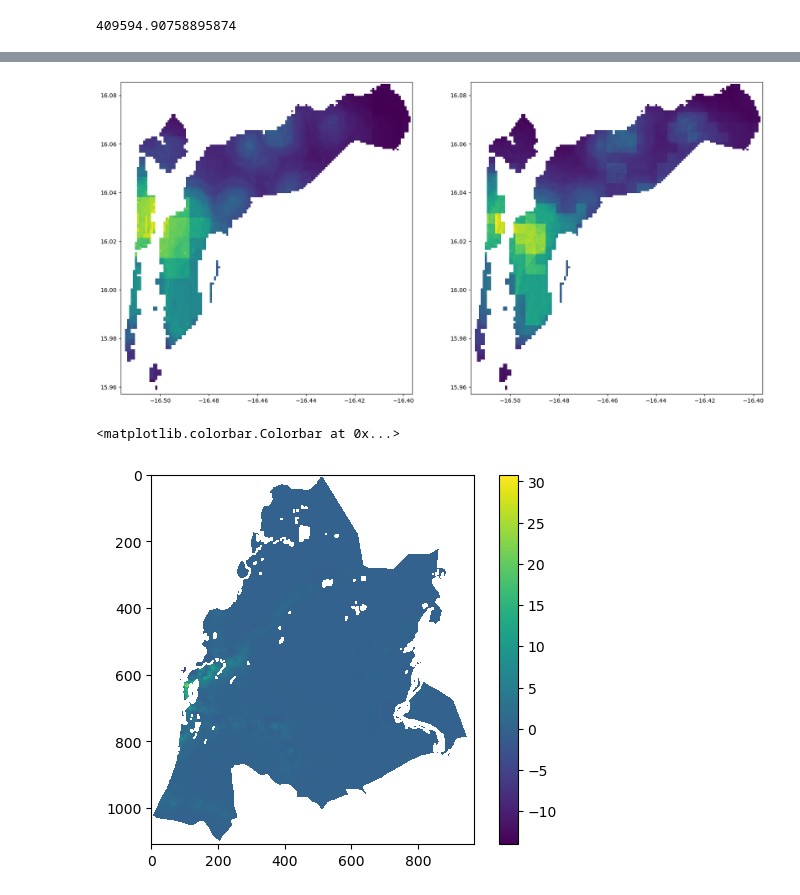
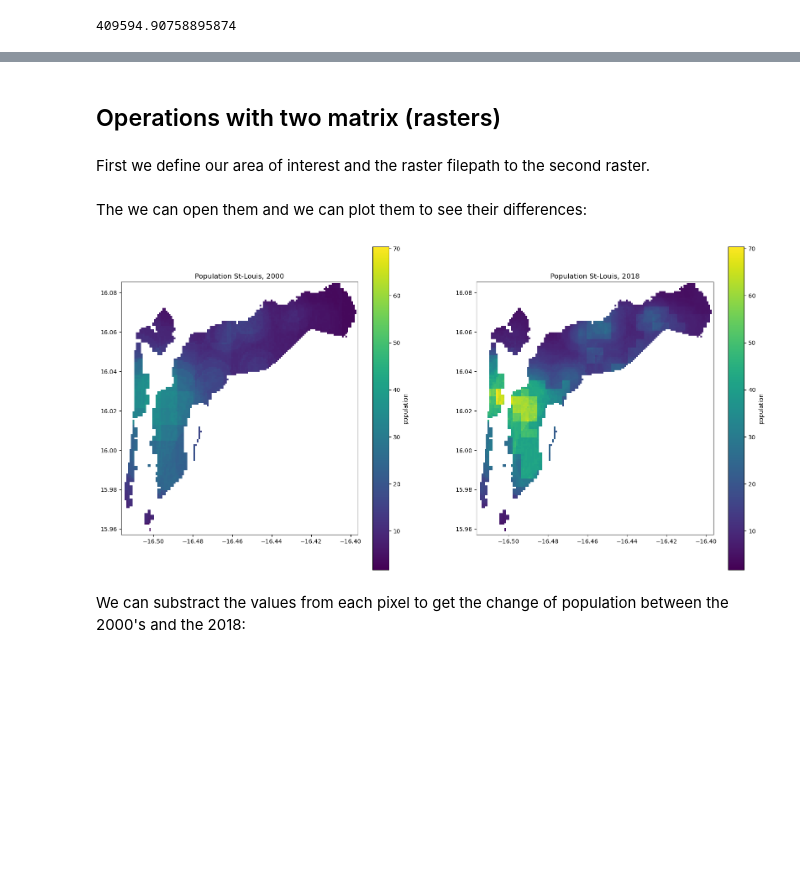
Before and after one commit to salgadox/planif-urbaine-sud, a Jupyter notebook: planif_urbaine_sud/notebooks/demo_sem3_2.ipynb, the cells around one changed output, grey strips where cells are left out. Cells and saved outputs as stored; diff of their text form; code cells hidden in the pictures; blank space fills up the shorter version.

```diff
--- a/planif_urbaine_sud/notebooks/demo_sem3_2.ipynb
+++ b/planif_urbaine_sud/notebooks/demo_sem3_2.ipynb
@@ -15,0 +39,2 @@ import numpy as np
+# %%
+raster_filepath = "../data/sen_ppp_2000.tiff"
@@ -16,5 +54,4 @@ import numpy as np
 # %%
-raster_filepath = "../data/sen_ppp_2006.tiff"
 with rasterio.open(raster_filepath) as dataset:
     show(dataset)
 # %% [output]
@@ -44,11 +92,0 @@ with rasterio.open(raster_filepath) as dataset:
-# %%
-# Open the downloaded raster file using rasterio
-
-with rasterio.open(raster_filepath) as dataset:
-        # xmin, ymin, xmax, ymax = ox.geocode_to_gdf(city_aoi).to_crs(dataset.crs).total_bounds
-    fig, ax = plt.subplots(figsize=(10, 10))
-    img, tr = mask.mask(dataset, region_gdf.to_crs(dataset.crs)["geometry"], crop=True, nodata=0)
-    show(img, ax=ax, cmap='viridis', transform=tr)
-        # plt.imshow(img[0])
-    plt.title('Raster Plot')
-    plt.show()
@@ -234,28 +422,51 @@ city_aoi = "saint louis senegal"
+# %% [markdown]
+## Operations with two matrix (rasters)
+# %% [markdown]
+First we define our area of interest and the raster filepath to the second raster.
+# %%
+# Defined the area of interest:
+city_aoi = "saint louis senegal"
+
+# Define the second raster
+raster_18_filepath = "../data/sen_ppp_2018.tiff"
+# %% [markdown]
+The we can open them and we can plot them to see their differences:
 # %%
 fig, axes = plt.subplots(1,2, figsize=(20,10))
+
 # Load population raster
-with rasterio.open('../data/sen_ppp_2006.tiff') as pop_src:
+with rasterio.open(raster_filepath) as pop_src:
     #pop_array = pop_src.read(1)
     pop06_array, tr = mask.mask(pop_src, ox.geocode_to_gdf(city_aoi).to_crs(dataset.crs)["geometry"], crop=True)
     pop06_array[pop06_array == pop_src.nodata] = np.nan
     pop06_array = pop06_array[0]
-    show(pop06_array,transform=tr, ax=axes[0])
+
+# Load night lights raster
+with rasterio.open(raster_18_filepath) as src:
+    #lights_array = lights_src.read(1)
+    pop18_array, tr = mask.mask(src, ox.geocode_to_gdf(city_aoi).to_crs(dataset.crs)["geometry"], crop=True)
+    pop18_array[pop18_array == src.nodata] = np.nan
+    pop18_array = pop18_array[0]
+
+# Get min and max values out of both arrays to have a common colorbar
+vmin = min(np.nanmin(pop06_array), np.nanmin(pop18_array))
+vmax = max(np.nanmax(pop06_array), np.nanmax(pop18_array))
+
+# Plot
+show(pop06_array,transform=tr, ax=axes[0], vmin=vmin, vmax=vmax)
+fig.colorbar(axes[0].get_images()[0], ax=axes[0], orientation='vertical', label="population")
+axes[0].set_title("Population St-Louis, 2000")
 
 
-# Load night lights raster
-with rasterio.open('../data/sen_ppp_2018.tiff') as lights_src:
-    #lights_array = lights_src.read(1)
-    pop18_array, tr = mask.mask(lights_src, ox.geocode_to_gdf(city_aoi).to_crs(dataset.crs)["geometry"], crop=True)
-    pop18_array[pop18_array == lights_src.nodata] = np.nan
-    pop18_array = pop18_array[0]
-    show(pop18_array, transform=tr, ax=axes[1])
+show(pop18_array, transform=tr, ax=axes[1], vmin=vmin, vmax=vmax)
+fig.colorbar(axes[1].get_images()[0], ax=axes[1], orientation='vertical', label="population")
+axes[1].set_title("Population St-Louis, 2018")
+
+
+plt.show()
 # %% [output]
-[figure, old version]
+[figure, new version]
+# %% [markdown]
+We can substract the values from each pixel to get the change of population between the 2000's and the 2018:
 # %%
 pop_variation = pop18_array - pop06_array
-# %%
-plt.imshow(pop_variation)
-plt.colorbar()
-# %% [output]
-<matplotlib.colorbar.Colorbar at 0x...>
-[figure, removed]
```
Also changed, not shown: parts of 59 cells of this notebook, 7 other files.
